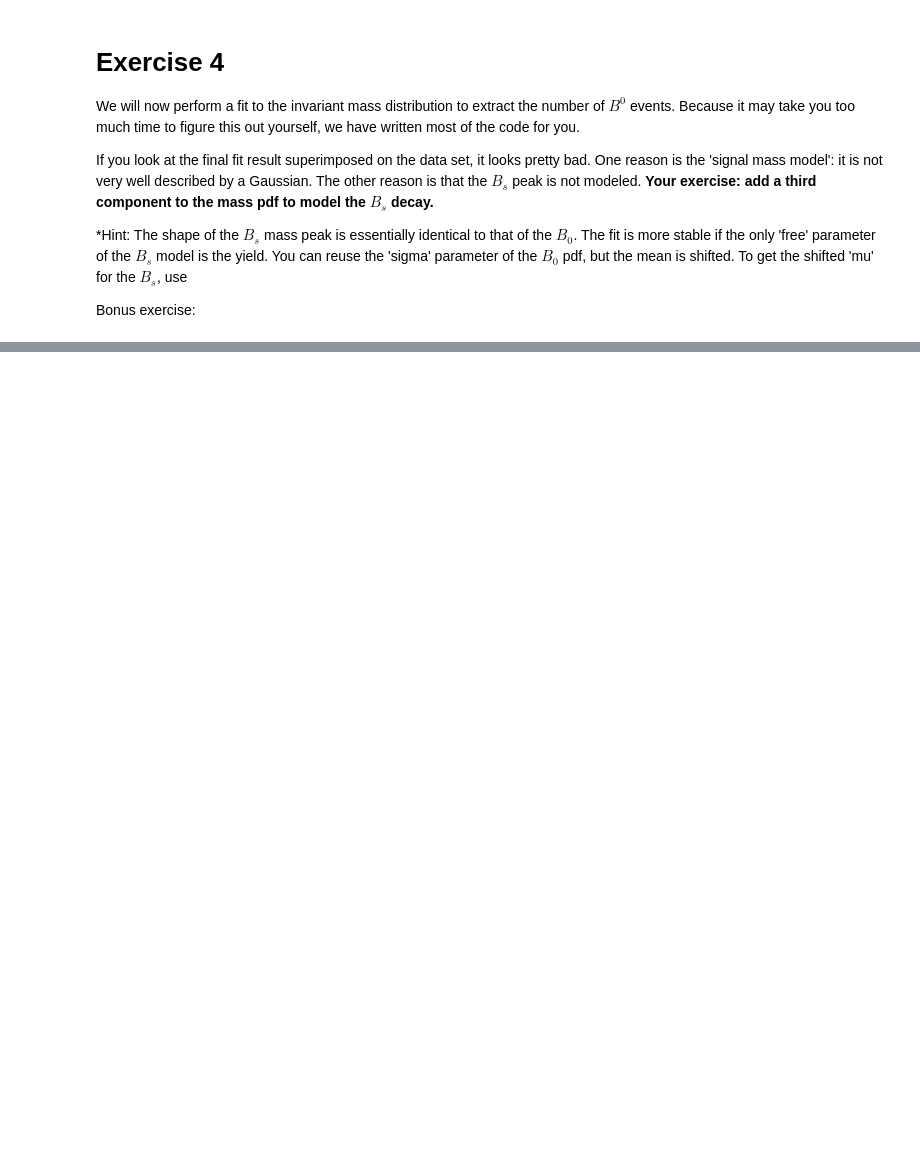
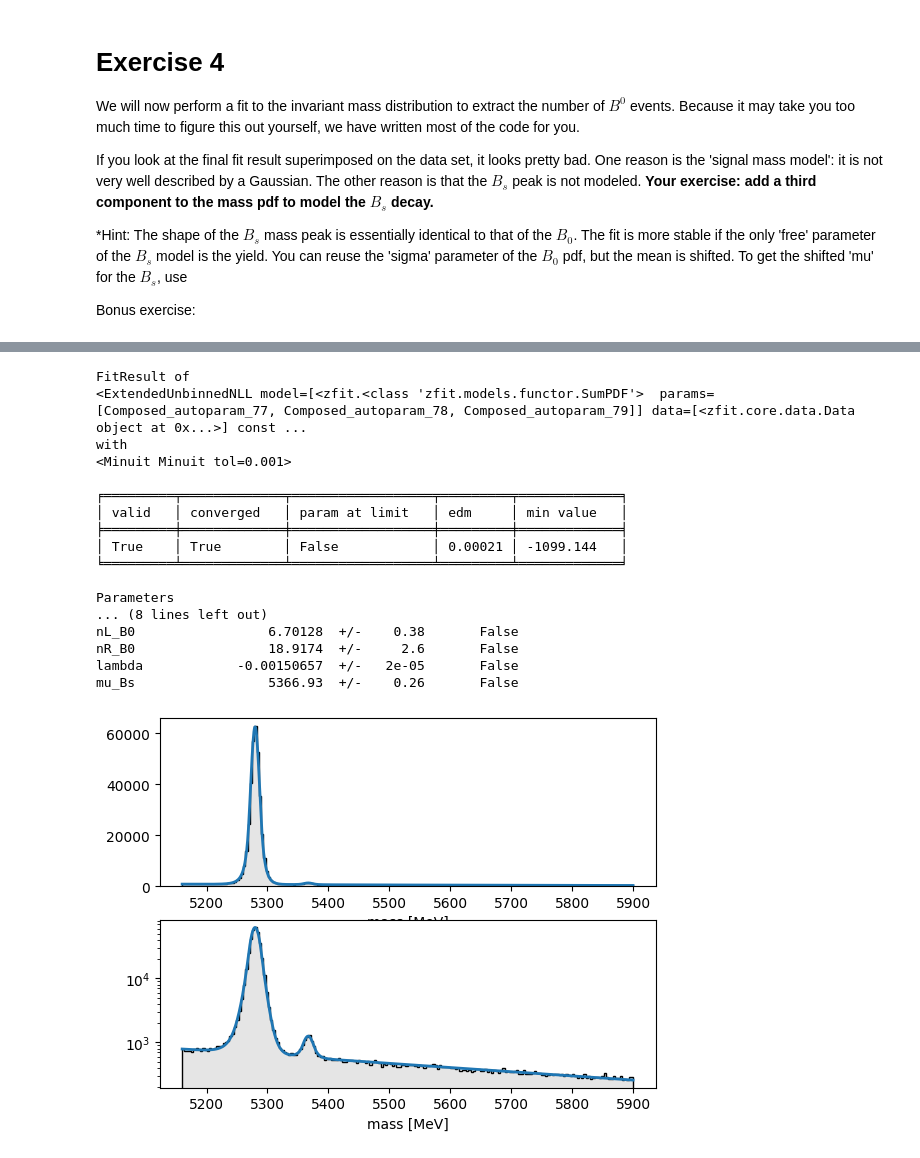
Before and after one commit to wouterhuls/FlavourPhysicsBND2023, a Jupyter notebook: sin2beta.ipynb, the cells around one changed output, grey strips where cells are left out. Saved outputs shown, nothing was run; the diff lists cells and outputs as text; code cells hidden in the pictures; blank space fills up the shorter version.

```diff
--- a/sin2beta.ipynb
+++ b/sin2beta.ipynb
@@ -189,0 +196,63 @@ mu_Bs                 5366.86  +/-    0.31       False
+# %%
+# repeat the fit but with a better mass model
+zfit.core.parameter.ZfitParameterMixin._existing_params = OrderedDict()
+
+aL = zfit.Parameter("aL_B0",  1.4, 0.1, 5,floating=True)
+aR = zfit.Parameter("aR_B0",  1.4, 0.1, 5,floating=True)
+aR = aL
+nL = zfit.Parameter("nL_B0", 6, 1., 10, floating=True)
+nR = zfit.Parameter("nR_B0", 10, 1., 20,floating=True)
+
+masspdf_B0 = zfit.pdf.DoubleCB(obs=massobs, mu=mu_B0, sigma=sigma_B0, alphal=aL, nl=nL, alphar=aR, nr=nR)
+masspdf_Bs = zfit.pdf.DoubleCB(obs=massobs, mu=mu_Bs, sigma=sigma_B0, alphal=aL, nl=nL, alphar=aR, nr=nR)
+
+#masspdf_B0 = zfit.pdf.CrystalBall(obs=massobs, mu=mu_B0, sigma=sigma_B0, alpha=aL, n=nL)
+#masspdf_Bs = zfit.pdf.CrystalBall(obs=massobs, mu=mu_Bs, sigma=sigma_B0, alpha=aL, n=nL)
+
+
+extmasspdf_B0  = masspdf_B0.create_extended(yield_ = yield_B0)
+extmasspdf_Bs  = masspdf_Bs.create_extended(yield_ = yield_Bs)
+extmasspdf_bkg = masspdf_bkg.create_extended(yield_ = yield_bkg)
+pdf_total  = zfit.pdf.SumPDF([extmasspdf_B0, extmasspdf_bkg, extmasspdf_Bs], name="totPDF")
+
+nll_data = zfit.loss.ExtendedUnbinnedNLL(model=pdf_total, data=zdata)
+# create the minimizer. This one uses minuit, but there are various alternatives.
+result = minimizer.minimize(nll_data)
+result.hesse()
+print(result)
+
+# draw the result
+n_bins = 200
+npdata = zdata['mass'].numpy()
+plot_scaling = len(npdata) / n_bins * massobs.area()
+x = np.linspace(massmin,massmax, 1000)
+y = pdf_total.pdf(x).numpy()
+fig, axes = plt.subplots(2)
+axes[1].set_yscale("log")
+for i in range(2):
+  axis = axes[i]
+  color = 'black'
+  axis.hist(npdata, color=color, bins=n_bins, histtype="stepfilled", alpha=0.1)
+  axis.hist(npdata, color=color, bins=n_bins, histtype="step")
+  axis.plot(x, y * plot_scaling, label="Sum - Model", linewidth=2)
+  axis.set_xlabel("mass [MeV]")
+plt.show()
+# %% [output]
+FitResult of
+<ExtendedUnbinnedNLL model=[<zfit.<class 'zfit.models.functor.SumPDF'>  params=[Composed_autoparam_77, Composed_autoparam_78, Composed_autoparam_79]] data=[<zfit.core.data.Data object at 0x...>] const ...
+with
+<Minuit Minuit tol=0.001>
+
+╒═════════╤═════════════╤══════════════════╤═════════╤═════════════╕
+│ valid   │ converged   │ param at limit   │ edm     │ min value   │
+╞═════════╪═════════════╪══════════════════╪═════════╪═════════════╡
+│ True    │ True        │ False            │ 0.00021 │ -1099.144   │
+╘═════════╧═════════════╧══════════════════╧═════════╧═════════════╛
+
+Parameters
+... (8 lines left out)
+nL_B0                 6.70128  +/-    0.38       False
+nR_B0                 18.9174  +/-     2.6       False
+lambda            -0.00150657  +/-   2e-05       False
+mu_Bs                 5366.93  +/-    0.26       False
+[figure, added]
```
Also changed, not shown: parts of 8 cells of this notebook.
